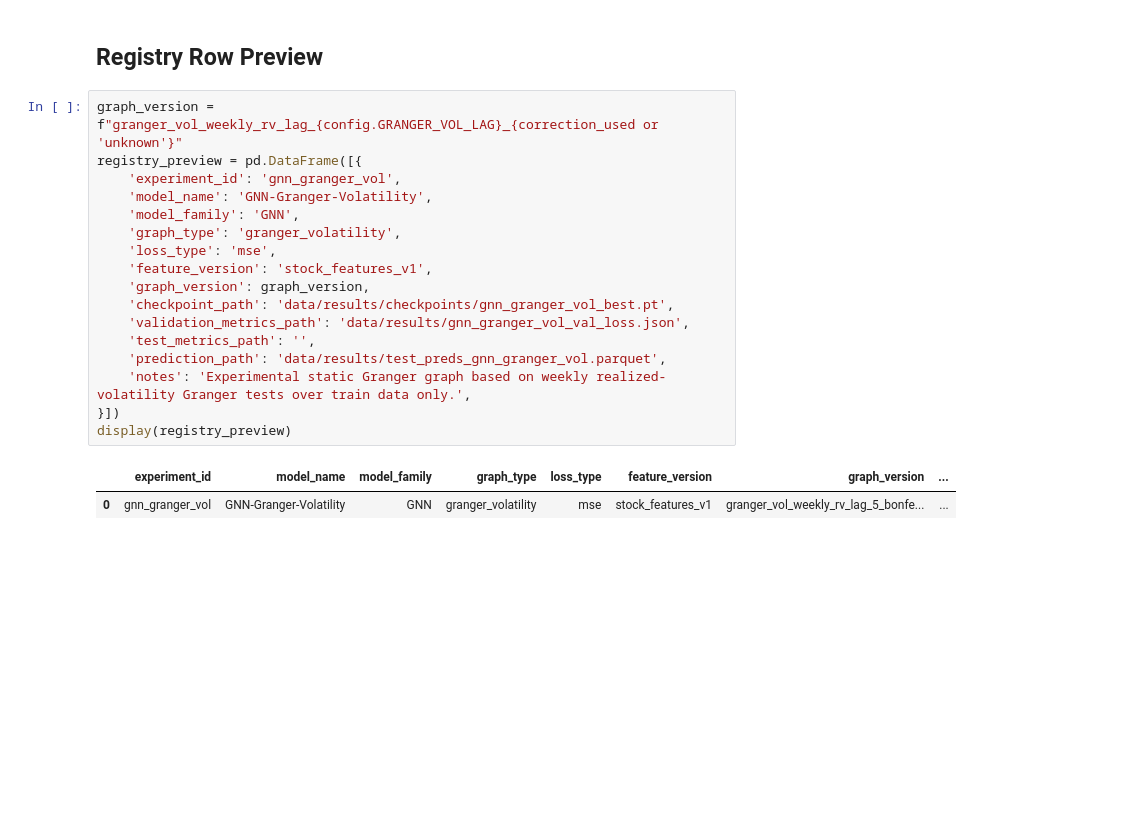
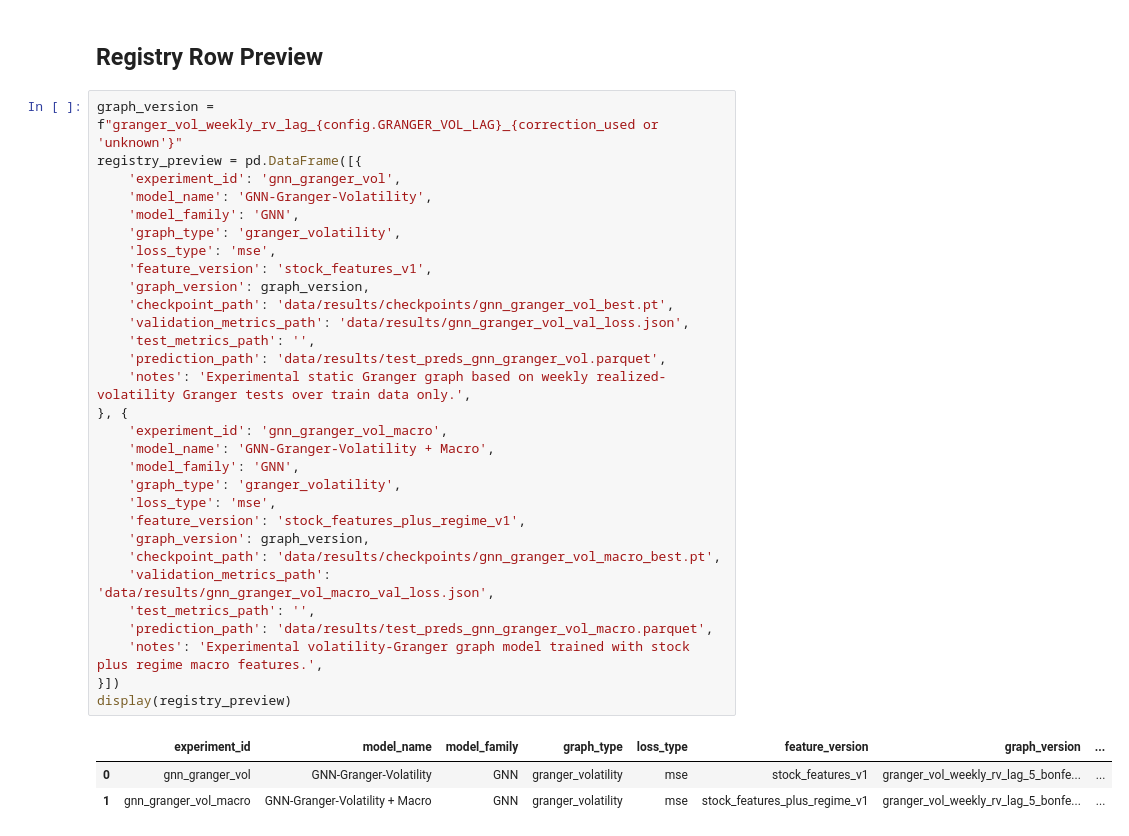
Before and after one commit to waderylan/sp500-gnn, a Jupyter notebook: notebooks/04f_volatility_granger_models.ipynb, the cells around one changed output. Cells and saved outputs as stored; diff of their text form; blank space fills up the shorter version.

```diff
--- a/notebooks/04f_volatility_granger_models.ipynb
+++ b/notebooks/04f_volatility_granger_models.ipynb
@@ -326,20 +414,34 @@ if not test_pred_path.exists():
 # %%
 graph_version = f"granger_vol_weekly_rv_lag_{config.GRANGER_VOL_LAG}_{correction_used or 'unknown'}"
 registry_preview = pd.DataFrame([{
     'experiment_id': 'gnn_granger_vol',
     'model_name': 'GNN-Granger-Volatility',
     'model_family': 'GNN',
     'graph_type': 'granger_volatility',
     'loss_type': 'mse',
     'feature_version': 'stock_features_v1',
     'graph_version': graph_version,
     'checkpoint_path': 'data/results/checkpoints/gnn_granger_vol_best.pt',
     'validation_metrics_path': 'data/results/gnn_granger_vol_val_loss.json',
     'test_metrics_path': '',
     'prediction_path': 'data/results/test_preds_gnn_granger_vol.parquet',
     'notes': 'Experimental static Granger graph based on weekly realized-volatility Granger tests over train data only.',
+}, {
+    'experiment_id': 'gnn_granger_vol_macro',
+    'model_name': 'GNN-Granger-Volatility + Macro',
+    'model_family': 'GNN',
+    'graph_type': 'granger_volatility',
+    'loss_type': 'mse',
+    'feature_version': 'stock_features_plus_regime_v1',
+    'graph_version': graph_version,
+    'checkpoint_path': 'data/results/checkpoints/gnn_granger_vol_macro_best.pt',
+    'validation_metrics_path': 'data/results/gnn_granger_vol_macro_val_loss.json',
+    'test_metrics_path': '',
+    'prediction_path': 'data/results/test_preds_gnn_granger_vol_macro.parquet',
+    'notes': 'Experimental volatility-Granger graph model trained with stock plus regime macro features.',
 }])
 display(registry_preview)
 # %% [output]
 |  | experiment_id | model_name | model_family | graph_type | loss_type | feature_version | graph_version | ... |
 | 0 | gnn_granger_vol | GNN-Granger-Volatility | GNN | granger_volatility | mse | stock_features_v1 | granger_vol_weekly_rv_lag_5_bonfe... | ... |
+| 1 | gnn_granger_vol_macro | GNN-Granger-Volatility + Macro | GNN | granger_volatility | mse | stock_features_plus_regime_v1 | granger_vol_weekly_rv_lag_5_bonfe... | ... |
```
Also changed, not shown: parts of 10 cells of this notebook, 1 other file.
